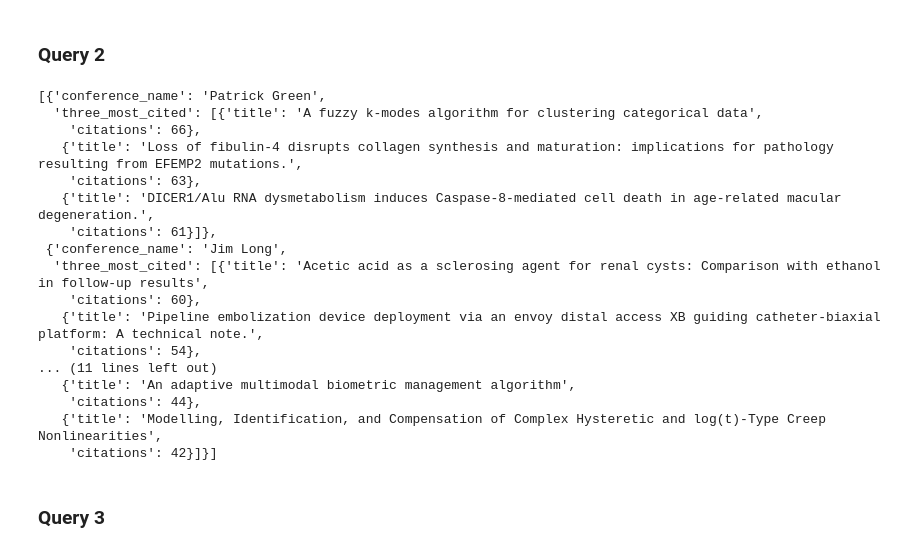
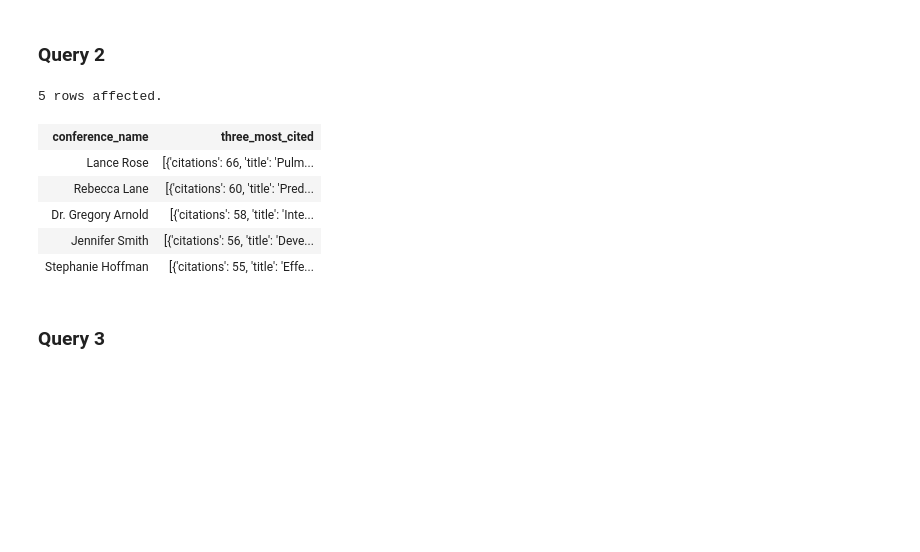
Before and after one commit to diegoquintanav/od-lab-1, a Jupyter notebook: notebooks/2-part-b.ipynb, the cells around one changed output. Cells and saved outputs as stored; diff of their text form; code cells hidden in the pictures; blank space fills up the shorter version.

```diff
--- a/notebooks/2-part-b.ipynb
+++ b/notebooks/2-part-b.ipynb
@@ -75,32 +89,22 @@ graph.run(q1).data()[:5]
 # %% [markdown]
 ### Query 2
 # %%
-q2 = """MATCH(a1:Article)-[:CITED_BY]->(a2:Article)-[:PUBLISHED_IN]->(ed:Edition)<-[:IN]-(cf:Conference)
+%%cypher
+MATCH(a1:Article)-[:CITED_BY]->(a2:Article)-[:PUBLISHED_IN]->(ed:Edition)-[:OF]->(cf:Conference)
+WHERE a1 <> a2
 WITH a1, cf, count(a1) as citations
 ORDER BY citations DESC
-WITH cf, collect(a1 {.title,citations}) as c_citations
-RETURN cf.name AS conference_name, c_citations[..3] as three_most_cited"""
-
-_out_q2 = graph.run(q2).data()
-_out_q2[:4]
+WITH cf, collect(a1 {.title, citations}) as c_citations
+RETURN cf.name AS conference_name, c_citations[..3] as three_most_cited
+LIMIT 5
 # %% [output]
-[{'conference_name': 'Patrick Green',
-  'three_most_cited': [{'title': 'A fuzzy k-modes algorithm for clustering categorical data',
-    'citations': 66},
-   {'title': 'Loss of fibulin-4 disrupts collagen synthesis and maturation: implications for pathology resulting from EFEMP2 mutations.',
-    'citations': 63},
-   {'title': 'DICER1/Alu RNA dysmetabolism induces Caspase-8-mediated cell death in age-related macular degeneration.',
-    'citations': 61}]},
- {'conference_name': 'Jim Long',
-  'three_most_cited': [{'title': 'Acetic acid as a sclerosing agent for renal cysts: Comparison with ethanol in follow-up results',
-    'citations': 60},
-   {'title': 'Pipeline embolization device deployment via an envoy distal access XB guiding catheter-biaxial platform: A technical note.',
-    'citations': 54},
-... (11 lines left out)
-   {'title': 'An adaptive multimodal biometric management algorithm',
-    'citations': 44},
-   {'title': 'Modelling, Identification, and Compensation of Complex Hysteretic and log(t)-Type Creep Nonlinearities',
-    'citations': 42}]}]
+5 rows affected.
+| conference_name | three_most_cited |
+| Lance Rose | [{'citations': 66, 'title': 'Pulm... |
+| Rebecca Lane | [{'citations': 60, 'title': 'Pred... |
+| Dr. Gregory Arnold | [{'citations': 58, 'title': 'Inte... |
+| Jennifer Smith | [{'citations': 56, 'title': 'Deve... |
+| Stephanie Hoffman | [{'citations': 55, 'title': 'Effe... |
 # %% [markdown]
 ### Query 3
 # %%
```
Also changed, not shown: parts of 7 cells of this notebook, 3 other files.
